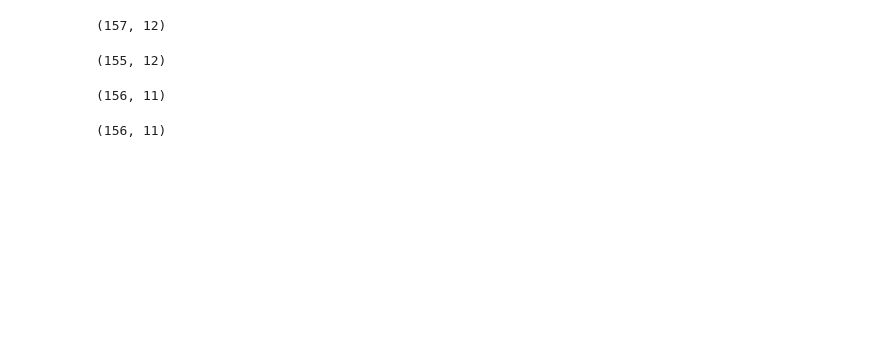
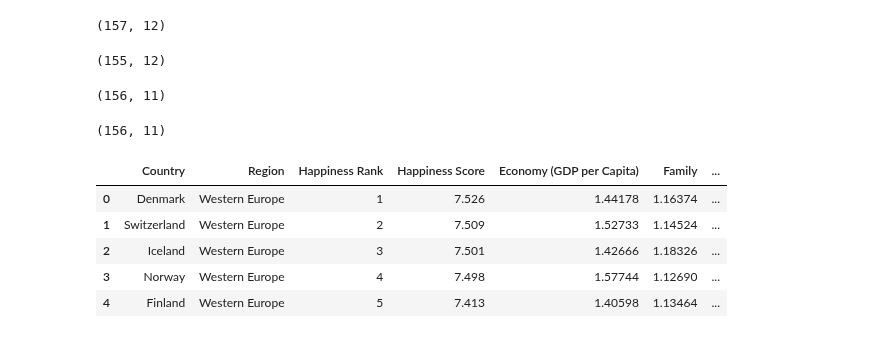
Before and after one commit to ipatel467/Happiness-Index, a Jupyter notebook: HappinessML.ipynb, the cells around one changed output. Saved outputs shown, nothing was run; the diff lists cells and outputs as text; code cells hidden in the pictures; blank space fills up the shorter version.

```diff
--- a/HappinessML.ipynb
+++ b/HappinessML.ipynb
@@ -258,3 +258,13 @@ df18.shape
 df19.shape
 # %% [output]
 (156, 11)
+# %%
+df16.head()
+# There is no social support column
+# %% [output]
+|  | Country | Region | Happiness Rank | Happiness Score | Economy (GDP per Capita) | Family | ... |
+| 0 | Denmark | Western Europe | 1 | 7.526 | 1.44178 | 1.16374 | ... |
+| 1 | Switzerland | Western Europe | 2 | 7.509 | 1.52733 | 1.14524 | ... |
+| 2 | Iceland | Western Europe | 3 | 7.501 | 1.42666 | 1.18326 | ... |
+| 3 | Norway | Western Europe | 4 | 7.498 | 1.57744 | 1.12690 | ... |
+| 4 | Finland | Western Europe | 5 | 7.413 | 1.40598 | 1.13464 | ... |
```
Also changed, not shown: parts of 6 cells of this notebook.
